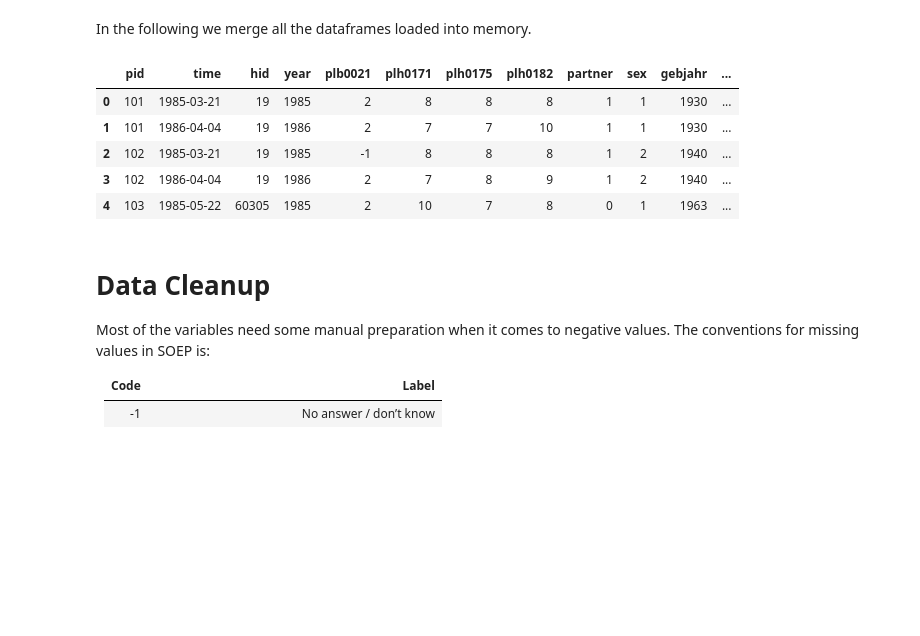
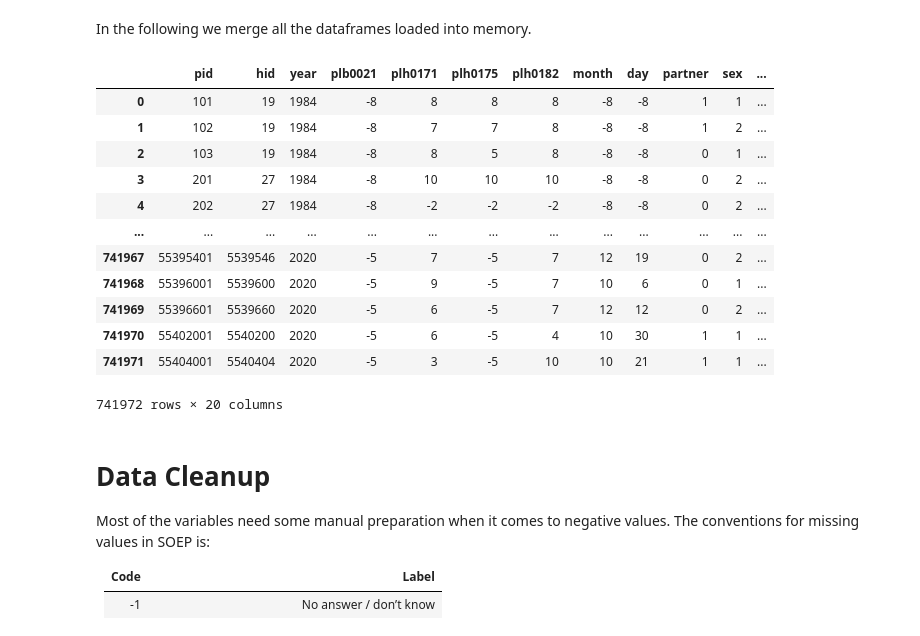
Before and after one commit to marcosousapoza/swb-temperature, a Jupyter notebook: soepmerge.ipynb, the cells around one changed output. Cells and saved outputs as stored; diff of their text form; code cells hidden in the pictures; blank space fills up the shorter version.

```diff
--- a/soepmerge.ipynb
+++ b/soepmerge.ipynb
@@ -25,17 +26,17 @@ hl_var = [
     "hlk0056" # Type of interview
 ] #
 
-hbrutto_var = {
+hbrutto_var = [
     "syear",  # survey year -> prim. key
     "hid",  # hh id -> prim. key
     "bula_h" # location -> bundesland
-}
+]
 # %% [markdown]
 The two files are now read in to their respective dataframe.
 # %%
-df_hl = pd.read_csv(hl_path, usecols=hl_var)
+df_hl = pd.read_csv(hl_path, usecols=hl_var, dtype=np.int32)
 # %%
-df_hbrutto = pd.read_csv(hbrutto_path, usecols=hbrutto_var)
+df_hbrutto = pd.read_csv(hbrutto_path, usecols=hbrutto_var, dtype=np.int32)
 # %% [markdown]
 The two dataframes can now be merged on their primary key. According to the documentation of the db the prim. keys are `hid` and `syear`.
 # %%
@@ -50,7 +51,7 @@ ppathl_path = "./data/SOEP-CORE.v37eu_CSV/CSV/ppathl.csv"
 pequiv_path = "./data/SOEP-CORE.v37eu_CSV/CSV/pequiv.csv"
 pl_path = "./data/SOEP-CORE.v37eu_CSV/CSV/pl.csv"
 # %%
-ppathl_var = {
+ppathl_var = [
     "pid", # person id -> prim. key
     "syear", #survey year -> prim. key
     # relevant covariates
@@ -59,18 +60,18 @@ ppathl_var = {
     "partner" # [0] no partner, [1] spouse, [2] partner,
               # [3] Probably spouse, [4] probably partner
     # NOTE: join 1&3 and 2&4
-}
+]
 
-pequiv_var = {
+pequiv_var = [
     "pid", # person id -> prim. key
     "syear", #survey year -> prim. key
     "d11109", #years of education: Year of eduction: numerical
     # NOTE: many nan values
     "m11124", # Disability status: [0] Not Disabled, [1] Disabled
-    "e11103" # Labor Participation: [1] Full Time, [2] Part Time, [3] Not Working
-}
+    "e11103" # Labor Participation: [1] Full Time, [2] Part Time, [3] Not Working, [-1] younger than 16
+]
 
-pl_var = {
+pl_var = [
     # ids
     "pid",  # person id -> prim. key
     "syear",  #survey year -> prim. key
@@ -84,7 +85,7 @@ pl_var = {
     "plb0021",  # Arbeitslos gemeldet: [2] No [1] Yes
     # NOTE: take max of plh0173 and plh0174
     "plh0175" # Satisfaction With Household Income
-}
+]
 # %% [markdown]
 The `ppathl` contains the tracking data of a person. This includes for instance the age or marital status.
 # %%
@@ -96,44 +97,37 @@ In the following we merge all the dataframes loaded into memory.
 # %%
 soep = pd.read_csv(pl_path, usecols=pl_var)
 
 ## MERGE WITH OTHER DATASETS
 # merge with tracking data
 soep = soep.merge(df_ppathl, on=["syear", "pid"], how="inner")
 del df_ppathl
 # merge with pequiv (TODO what is this table)
 soep = soep.merge(df_pequiv, on=["syear", "pid"], how="inner")
 del df_pequiv
 # merge with household
 soep = soep.merge(df_hh, on=["syear", "hid"], how="inner")
 del df_hh
 
 ## CALCULATE RELEVANT VARIABLES
 # time stamp:
 soep.rename({'syear':"year", 'pmonin':"month", 'ptagin':"day"}, axis=1, inplace=True)
-soep["time"] = pd.to_datetime(soep[['year', 'month', 'day']], errors='coerce')
-# drop unuseful columns:
-soep.drop(['day', 'month'], axis=1, inplace=True)
-# delete invalid time stamps as they cannot be merged with climate data:
-soep = soep[soep['time'].notna()]
-
-## DROP DUPLICATE ROWS
-soep.set_index(['pid', 'time'], inplace=True)
-soep.sort_index(inplace=True)
-soep = soep[~soep.index.duplicated(keep='first')]
-
-## CALCULATE CHANGE IN SWB
-soep['plh0182d'] = soep[['plh0182']].groupby('pid').diff(periods=1, axis=0)
-soep.reset_index(inplace=True)
 
 ## PRINT EXAMPLE
-soep.head()
+soep
 # %% [output]
-|  | pid | time | hid | year | plb0021 | plh0171 | plh0175 | plh0182 | partner | sex | gebjahr | ... |
-| 0 | 101 | 1985-03-21 | 19 | 1985 | 2 | 8 | 8 | 8 | 1 | 1 | 1930 | ... |
-| 1 | 101 | 1986-04-04 | 19 | 1986 | 2 | 7 | 7 | 10 | 1 | 1 | 1930 | ... |
-| 2 | 102 | 1985-03-21 | 19 | 1985 | -1 | 8 | 8 | 8 | 1 | 2 | 1940 | ... |
-| 3 | 102 | 1986-04-04 | 19 | 1986 | 2 | 7 | 8 | 9 | 1 | 2 | 1940 | ... |
-| 4 | 103 | 1985-05-22 | 60305 | 1985 | 2 | 10 | 7 | 8 | 0 | 1 | 1963 | ... |
+|  | pid | hid | year | plb0021 | plh0171 | plh0175 | plh0182 | month | day | partner | sex | ... |
+| 0 | 101 | 19 | 1984 | -8 | 8 | 8 | 8 | -8 | -8 | 1 | 1 | ... |
+| 1 | 102 | 19 | 1984 | -8 | 7 | 7 | 8 | -8 | -8 | 1 | 2 | ... |
+| 2 | 103 | 19 | 1984 | -8 | 8 | 5 | 8 | -8 | -8 | 0 | 1 | ... |
+| 3 | 201 | 27 | 1984 | -8 | 10 | 10 | 10 | -8 | -8 | 0 | 2 | ... |
+| 4 | 202 | 27 | 1984 | -8 | -2 | -2 | -2 | -8 | -8 | 0 | 2 | ... |
+| ... | ... | ... | ... | ... | ... | ... | ... | ... | ... | ... | ... | ... |
+| 741967 | 55395401 | 5539546 | 2020 | -5 | 7 | -5 | 7 | 12 | 19 | 0 | 2 | ... |
+| 741968 | 55396001 | 5539600 | 2020 | -5 | 9 | -5 | 7 | 10 | 6 | 0 | 1 | ... |
+| 741969 | 55396601 | 5539660 | 2020 | -5 | 6 | -5 | 7 | 12 | 12 | 0 | 2 | ... |
+| 741970 | 55402001 | 5540200 | 2020 | -5 | 6 | -5 | 4 | 10 | 30 | 1 | 1 | ... |
+| 741971 | 55404001 | 5540404 | 2020 | -5 | 3 | -5 | 10 | 10 | 21 | 1 | 1 | ... |
+741972 rows × 20 columns
 # %% [markdown]
 # Data Cleanup
 
```
Also changed, not shown: parts of 16 cells of this notebook, 2 other files.
